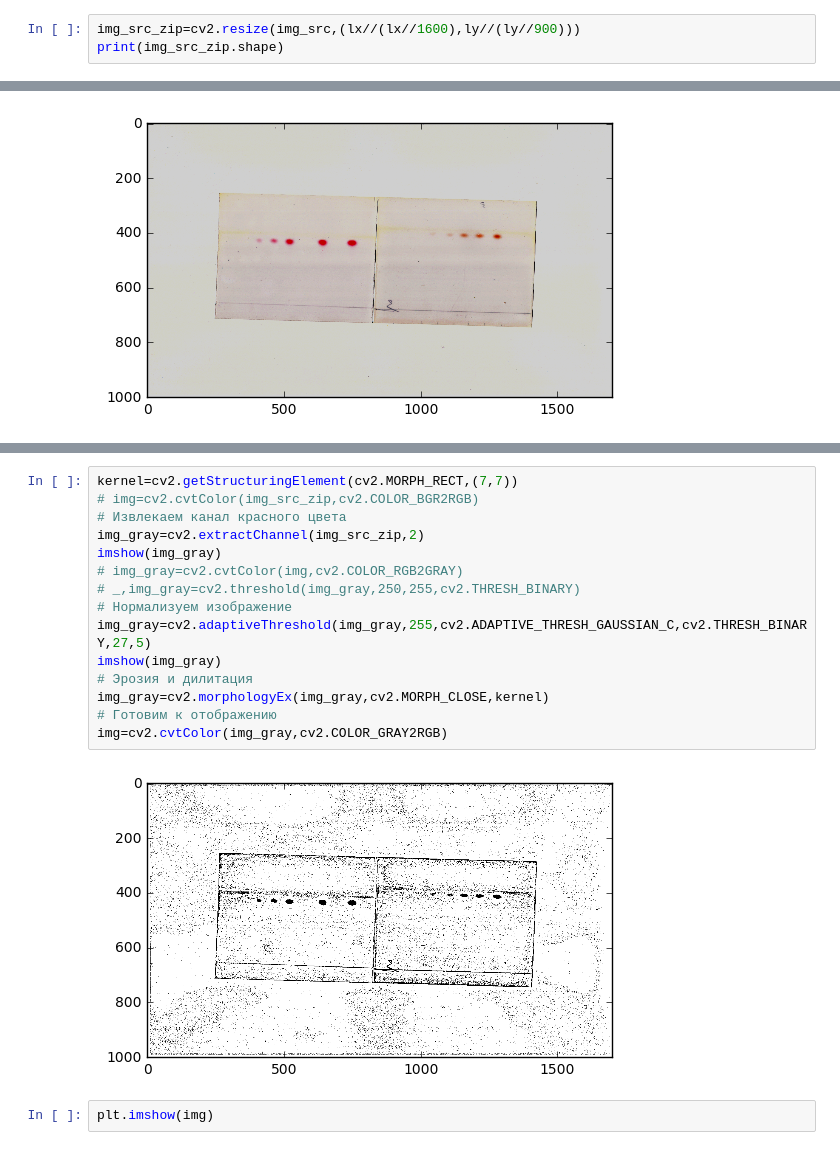
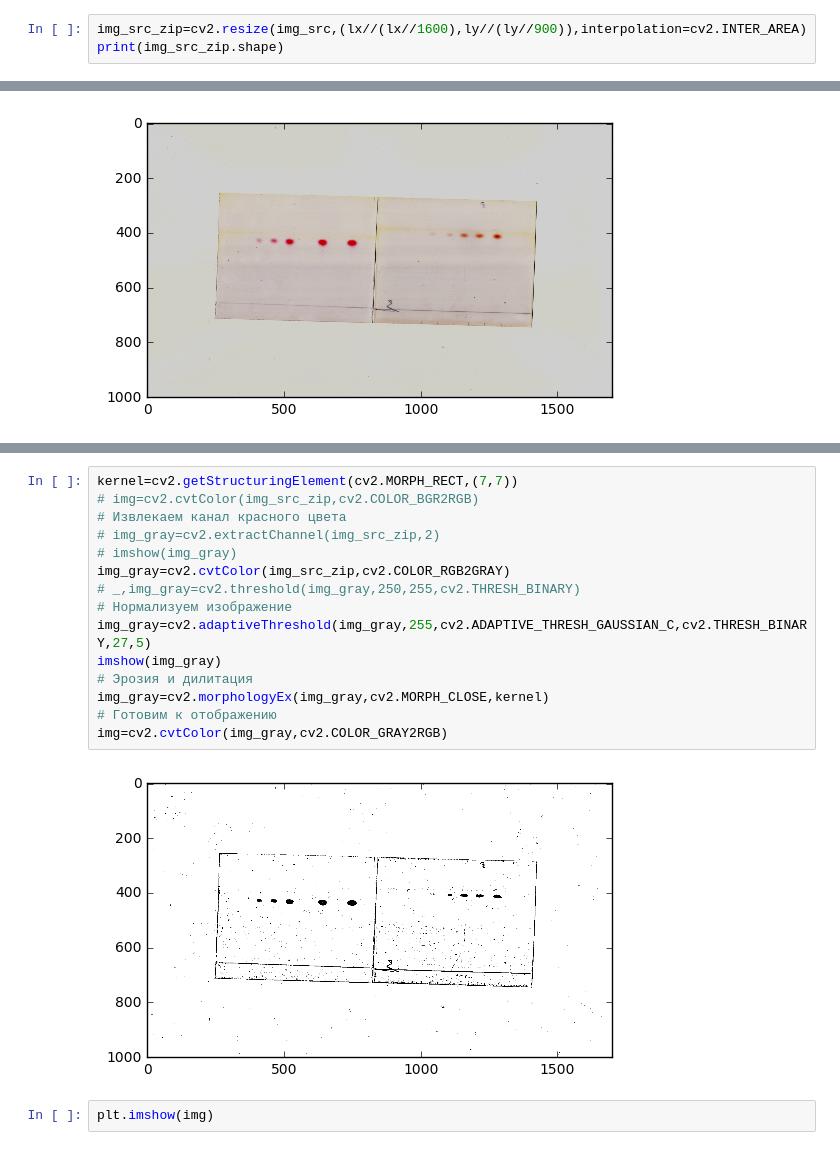
Before and after one commit to pyro-bot/jupyter-labs, a Jupyter notebook: Points.ipynb, the cells around one changed output, grey strips where cells are left out. Saved outputs shown, nothing was run; the diff lists cells and outputs as text.

```diff
--- a/Points.ipynb
+++ b/Points.ipynb
@@ -27,7 +27,7 @@ print(k1,k2)
 5100 7020 3
 103 10
 # %%
-img_src_zip=cv2.resize(img_src,(lx//(lx//1600),ly//(ly//900)))
+img_src_zip=cv2.resize(img_src,(lx//(lx//1600),ly//(ly//900)),interpolation=cv2.INTER_AREA)
 print(img_src_zip.shape)
 # %% [output]
 (1002, 1700, 3)
@@ -39,20 +44,20 @@ plt.imshow(img_src_zip)
 # %%
 kernel=cv2.getStructuringElement(cv2.MORPH_RECT,(7,7))
 # img=cv2.cvtColor(img_src_zip,cv2.COLOR_BGR2RGB)
 # Извлекаем канал красного цвета
-img_gray=cv2.extractChannel(img_src_zip,2)
-imshow(img_gray)
-# img_gray=cv2.cvtColor(img,cv2.COLOR_RGB2GRAY)
+# img_gray=cv2.extractChannel(img_src_zip,2)
+# imshow(img_gray)
+img_gray=cv2.cvtColor(img_src_zip,cv2.COLOR_RGB2GRAY)
 # _,img_gray=cv2.threshold(img_gray,250,255,cv2.THRESH_BINARY)
 # Нормализуем изображение
 img_gray=cv2.adaptiveThreshold(img_gray,255,cv2.ADAPTIVE_THRESH_GAUSSIAN_C,cv2.THRESH_BINARY,27,5)
 imshow(img_gray)
 # Эрозия и дилитация
 img_gray=cv2.morphologyEx(img_gray,cv2.MORPH_CLOSE,kernel)
 # Готовим к отображению
 img=cv2.cvtColor(img_gray,cv2.COLOR_GRAY2RGB)
 # %% [output]
-[figure, old version]
+[figure, new version]
 # %%
 plt.imshow(img)
 # %% [output]
```
Also changed, not shown: parts of 7 cells of this notebook, 1 other file.
